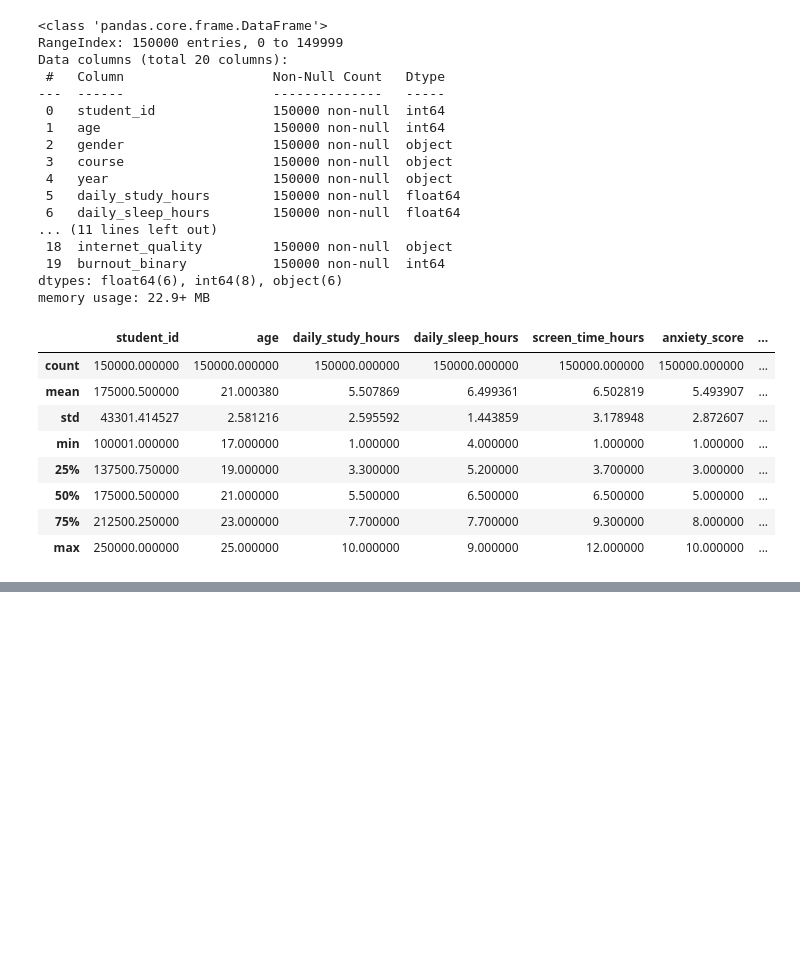
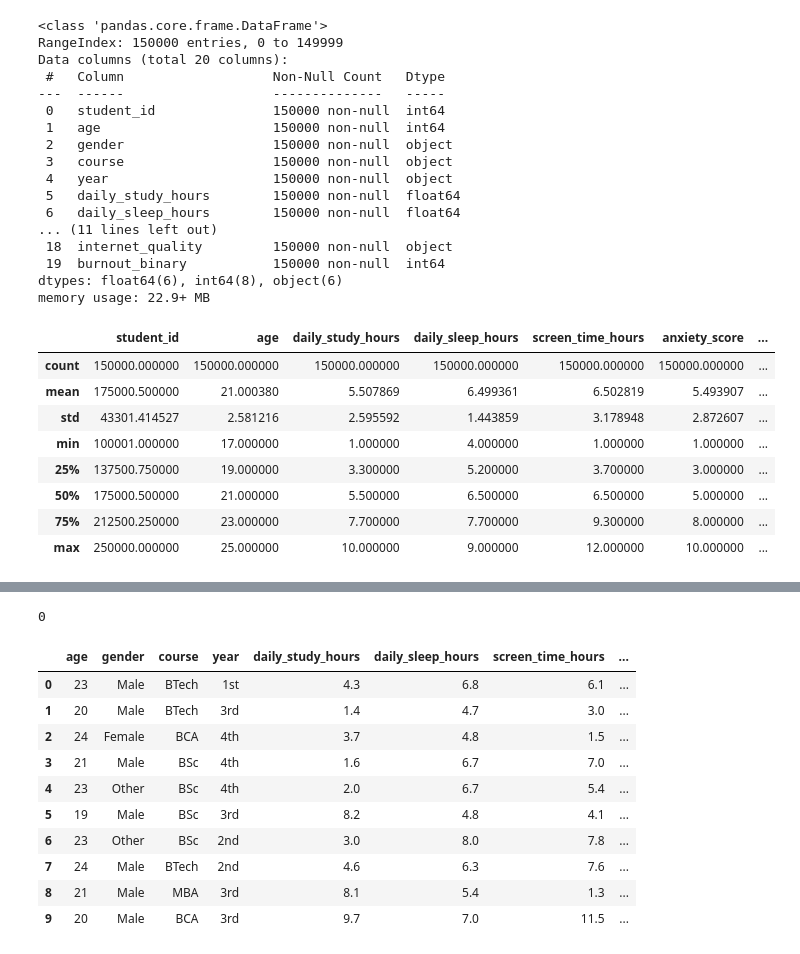
Before and after one commit to wen24-collab/MODEL-MACHINE-LEARNING-CLASSIFIICATION-KELULUSAN-SISWA, a Jupyter notebook: prediksi_kelulusan.ipynb, the cells around one changed output, grey strips where cells are left out. Drawn from its saved outputs; the diff is of its cells as text; code cells hidden in the pictures; blank space fills up the shorter version.

```diff
--- a/prediksi_kelulusan.ipynb
+++ b/prediksi_kelulusan.ipynb
@@ -45,0 +72,19 @@ memory usage: 22.9+ MB
+# %%
+data_model.duplicated().sum() #melihat data duplikat
+# %% [output]
+0
+# %%
+data_finalmodel = data_model.drop(columns=['student_id'], axis=1) #menghapus kolom student_id karena tidak berpengaruh pada model kita
+data_finalmodel.head(10)
+# %% [output]
+|  | age | gender | course | year | daily_study_hours | daily_sleep_hours | screen_time_hours | ... |
+| 0 | 23 | Male | BTech | 1st | 4.3 | 6.8 | 6.1 | ... |
+| 1 | 20 | Male | BTech | 3rd | 1.4 | 4.7 | 3.0 | ... |
+| 2 | 24 | Female | BCA | 4th | 3.7 | 4.8 | 1.5 | ... |
+| 3 | 21 | Male | BSc | 4th | 1.6 | 6.7 | 7.0 | ... |
+| 4 | 23 | Other | BSc | 4th | 2.0 | 6.7 | 5.4 | ... |
+| 5 | 19 | Male | BSc | 3rd | 8.2 | 4.8 | 4.1 | ... |
+| 6 | 23 | Other | BSc | 2nd | 3.0 | 8.0 | 7.8 | ... |
+| 7 | 24 | Male | BTech | 2nd | 4.6 | 6.3 | 7.6 | ... |
+| 8 | 21 | Male | MBA | 3rd | 8.1 | 5.4 | 1.3 | ... |
+| 9 | 20 | Male | BCA | 3rd | 9.7 | 7.0 | 11.5 | ... |
```
Also changed, not shown: parts of 7 cells of this notebook.
